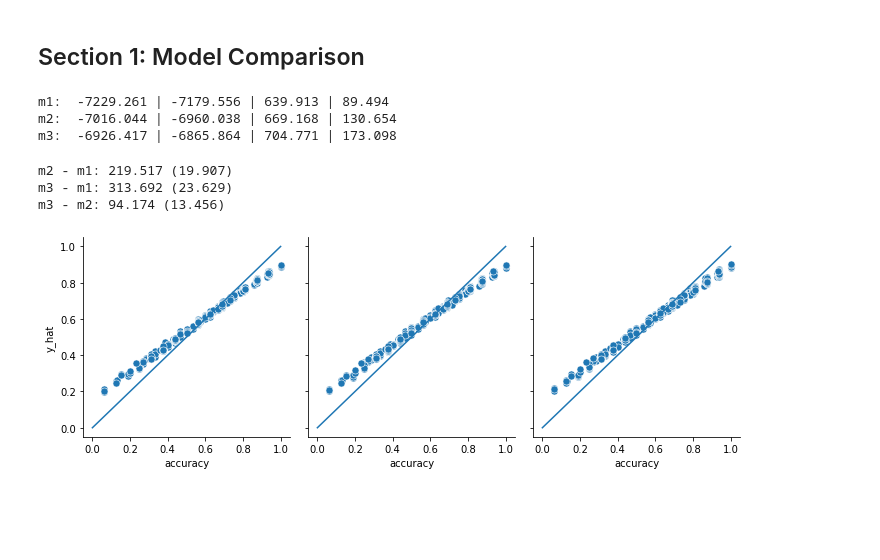
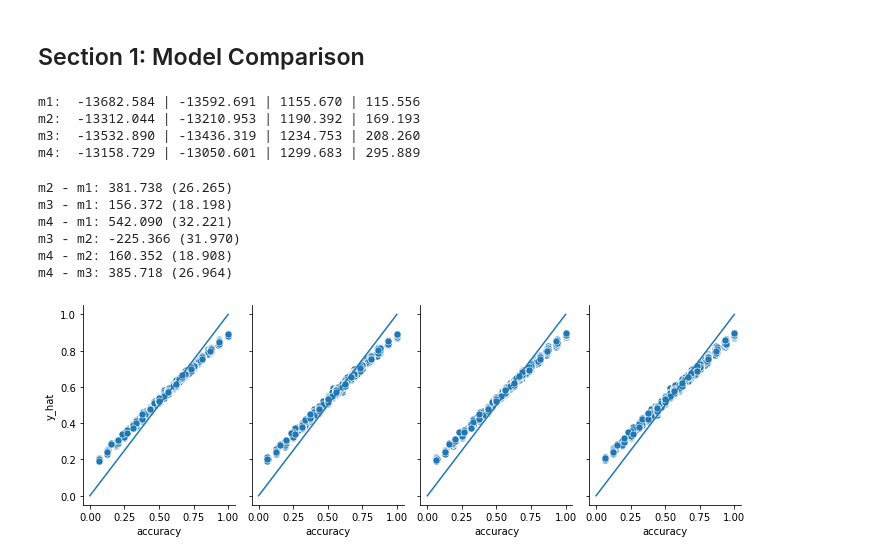
Before and after one commit to ndawlab/mars-irt, a Jupyter notebook: 03_Calibration/03_1pl.ipynb, the cells around one changed output. Drawn from its saved outputs; the diff is of its cells as text; code cells hidden in the pictures; blank space fills up the shorter version.

```diff
--- a/03_Calibration/03_1pl.ipynb
+++ b/03_Calibration/03_1pl.ipynb
@@ -7,10 +7,10 @@ from pandas import read_csv
 # %% [markdown]
 ## Section 1: Model Comparison
 # %%
-for m in range(3):
+for m in range(4):
 
     ## Load ppc.
-    ppc = read_csv(os.path.join('stan_results', '1pl', f'1pl_m{m+1}_ppc.csv'))
+    ppc = read_csv(os.path.join('stan_results', f'1pl_m{m+1}_ppc.csv'))
     if np.any(ppc.k_u > 0.5): print(f'[m{m}] WARNING: k-hat measures above 0.5.')
 
     ## Model comparison.
@@ -21,15 +21,18 @@ for m in range(3):
 
     print('m%s:  %0.3f | %0.3f | %0.3f | %0.3f' %(m+1, louo, loco, pwaic_u, pwaic_c))
 # %% [output]
-m1:  -7229.261 | -7179.556 | 639.913 | 89.494
-m2:  -7016.044 | -6960.038 | 669.168 | 130.654
-m3:  -6926.417 | -6865.864 | 704.771 | 173.098
+m1:  -13682.584 | -13592.691 | 1155.670 | 115.556
+m2:  -13312.044 | -13210.953 | 1190.392 | 169.193
+m3:  -13532.890 | -13436.319 | 1234.753 | 208.260
+m4:  -13158.729 | -13050.601 | 1299.683 | 295.889
 # %%
-for a, b in [[1,2],[1,3],[2,3]]:
+from itertools import combinations
+
+for a, b in combinations([1,2,3,4],2):
 
     ## Load data.
-    df1 = read_csv(os.path.join('stan_results', '1pl', f'1pl_m{a}_ppc.csv'))
-    df2 = read_csv(os.path.join('stan_results', '1pl', f'1pl_m{b}_ppc.csv'))
+    df1 = read_csv(os.path.join('stan_results', f'1pl_m{a}_ppc.csv'))
+    df2 = read_csv(os.path.join('stan_results', f'1pl_m{b}_ppc.csv'))
 
     arr = df2.groupby('subject').loco.mean() - df1.groupby('subject').loco.mean()
 
@@ -40,23 +43,26 @@ for a, b in [[1,2],[1,3],[2,3]]:
 
     print(f'm{b} - m{a}: %0.3f (%0.3f)' %(mu, se))
 # %% [output]
-m2 - m1: 219.517 (19.907)
-m3 - m1: 313.692 (23.629)
-m3 - m2: 94.174 (13.456)
+m2 - m1: 381.738 (26.265)
+m3 - m1: 156.372 (18.198)
+m4 - m1: 542.090 (32.221)
+m3 - m2: -225.366 (31.970)
+m4 - m2: 160.352 (18.908)
+m4 - m3: 385.718 (26.964)
 # %%
-fig, axes = plt.subplots(1,3,figsize=(10,3.5),sharex=True,sharey=True)
+fig, axes = plt.subplots(1,4,figsize=(10,3.5),sharex=True,sharey=True)
 agg = {'accuracy':'mean', 'y_hat':'mean'}
 
 for m, ax in enumerate(axes.flatten()):
 
-    ppc = read_csv(os.path.join('stan_results', '1pl', f'1pl_m{m+1}_ppc.csv'))
+    ppc = read_csv(os.path.join('stan_results', f'1pl_m{m+1}_ppc.csv'))
     gb = ppc.groupby('subject').agg(agg)
 
     sns.scatterplot(x='accuracy', y='y_hat', data=gb, s=50, ax=ax)
     ax.plot([0,1],[0,1])
 
 sns.despine()
 plt.tight_layout()
 # %% [output]
-[figure, old version]
+[figure, new version]
 # %%
```
Also changed, not shown: parts of 16 cells of this notebook, 13 other files.
